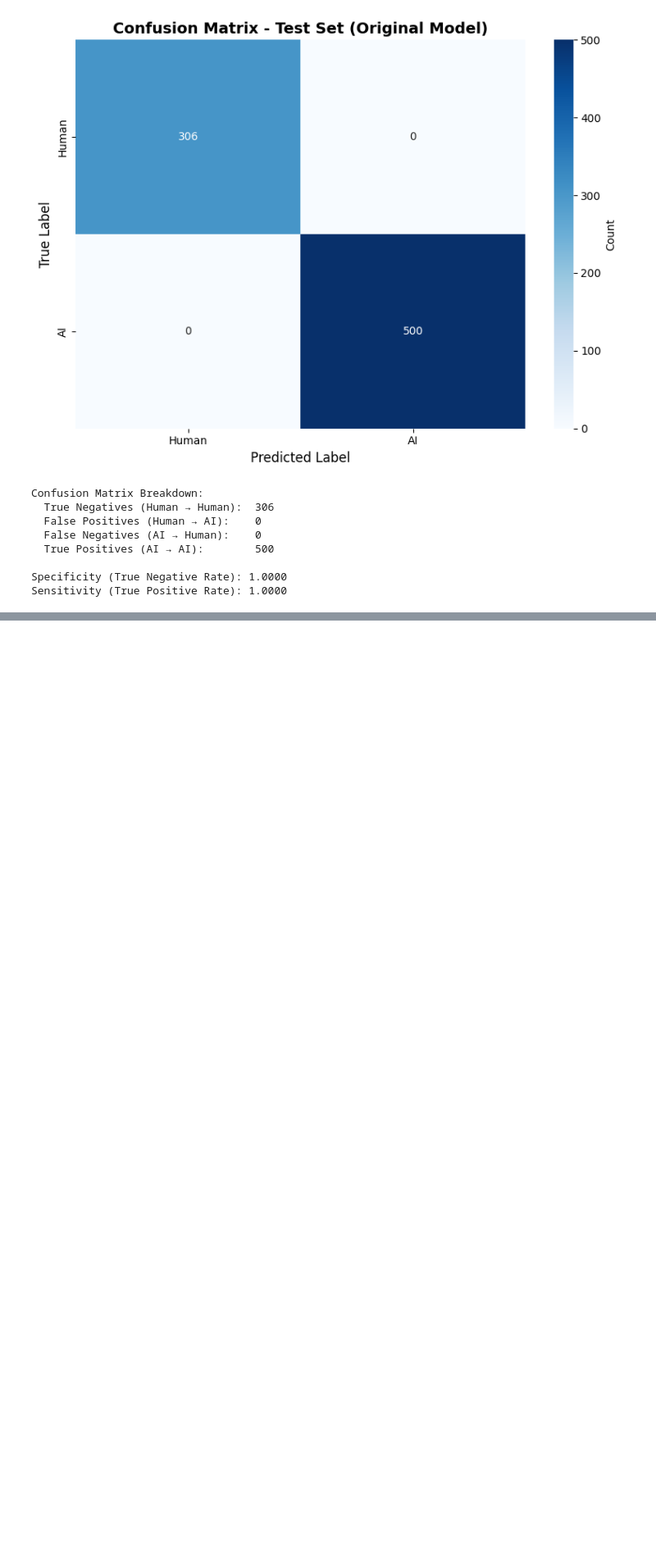
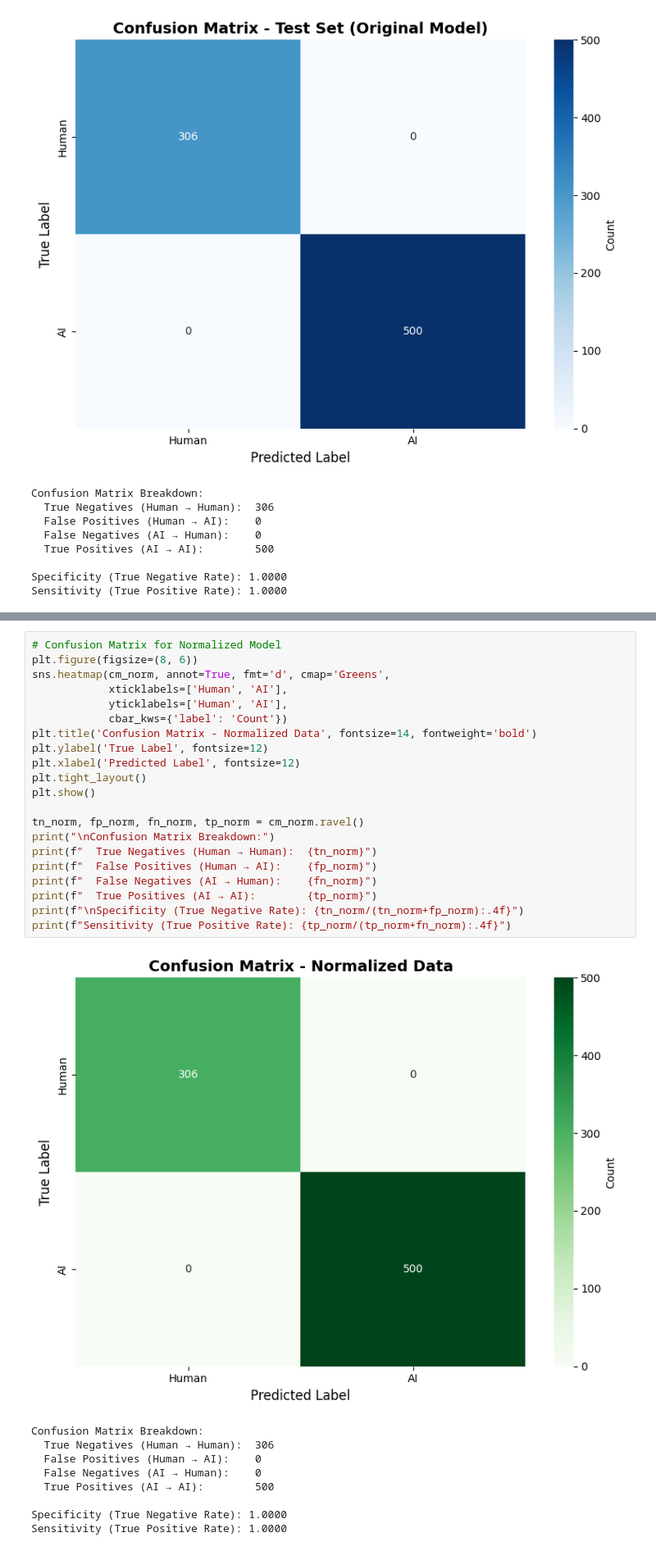
Before and after one commit to EisaShaiju/Precog_task, a Jupyter notebook: notebooks/task_two_tierB.ipynb, the cells around one changed output, grey strips where cells are left out. Shown at 82% size. Cells and saved outputs as stored; diff of their text form; blank space fills up the shorter version.

```diff
--- a/notebooks/task_two_tierB.ipynb
+++ b/notebooks/task_two_tierB.ipynb
@@ -711,0 +923,31 @@ plt.show()
+# %%
+# Confusion Matrix for Normalized Model
+plt.figure(figsize=(8, 6))
+sns.heatmap(cm_norm, annot=True, fmt='d', cmap='Greens',
+            xticklabels=['Human', 'AI'],
+            yticklabels=['Human', 'AI'],
+            cbar_kws={'label': 'Count'})
+plt.title('Confusion Matrix - Normalized Data', fontsize=14, fontweight='bold')
+plt.ylabel('True Label', fontsize=12)
+plt.xlabel('Predicted Label', fontsize=12)
+plt.tight_layout()
+plt.show()
+
+tn_norm, fp_norm, fn_norm, tp_norm = cm_norm.ravel()
+print("\nConfusion Matrix Breakdown:")
+print(f"  True Negatives (Human → Human):  {tn_norm}")
+print(f"  False Positives (Human → AI):    {fp_norm}")
+print(f"  False Negatives (AI → Human):    {fn_norm}")
+print(f"  True Positives (AI → AI):        {tp_norm}")
+print(f"\nSpecificity (True Negative Rate): {tn_norm/(tn_norm+fp_norm):.4f}")
+print(f"Sensitivity (True Positive Rate): {tp_norm/(tp_norm+fn_norm):.4f}")
+# %% [output]
+[figure, added]
+Confusion Matrix Breakdown:
+  True Negatives (Human → Human):  306
+  False Positives (Human → AI):    0
+  False Negatives (AI → Human):    0
+  True Positives (AI → AI):        500
+
+Specificity (True Negative Rate): 1.0000
+Sensitivity (True Positive Rate): 1.0000
```
Also changed, not shown: parts of 21 cells of this notebook.
